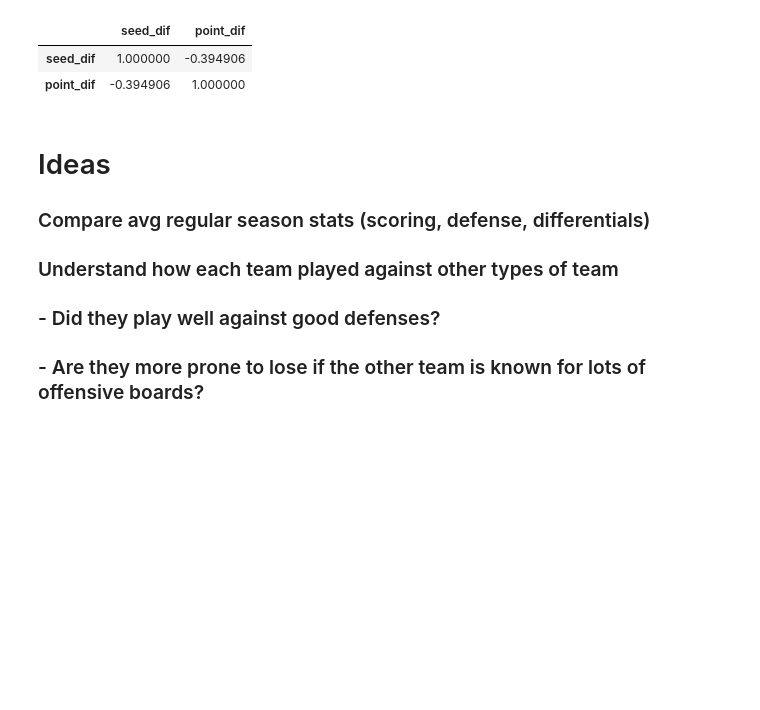
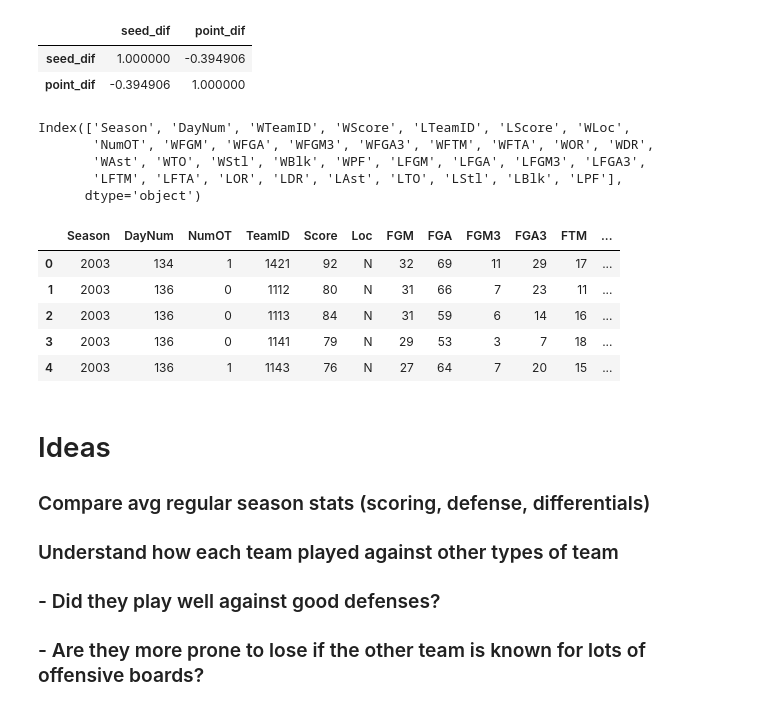
Before and after one commit to logan-heydt/Kaggle_competitions, a Jupyter notebook: March_Machine_Learning_Mania_2026/src/exploration.ipynb, the cells around one changed output. Saved outputs shown, nothing was run; the diff lists cells and outputs as text; code cells hidden in the pictures; blank space fills up the shorter version.

```diff
--- a/March_Machine_Learning_Mania_2026/src/exploration.ipynb
+++ b/March_Machine_Learning_Mania_2026/src/exploration.ipynb
@@ -149,6 +149,52 @@ tourney_results[['seed_dif', 'point_dif']].corr()
 # %%
 tourney_results['fav_seed'] = tourney_results[['Wseed','Lseed']].min(axis=1)
 tourney_results['dog_seed'] = tourney_results[['Wseed','Lseed']].max(axis=1)
+# %%
+M_tourney_results.columns
+# %% [output]
+Index(['Season', 'DayNum', 'WTeamID', 'WScore', 'LTeamID', 'LScore', 'WLoc',
+       'NumOT', 'WFGM', 'WFGA', 'WFGM3', 'WFGA3', 'WFTM', 'WFTA', 'WOR', 'WDR',
+       'WAst', 'WTO', 'WStl', 'WBlk', 'WPF', 'LFGM', 'LFGA', 'LFGM3', 'LFGA3',
+       'LFTM', 'LFTA', 'LOR', 'LDR', 'LAst', 'LTO', 'LStl', 'LBlk', 'LPF'],
+      dtype='object')
+# %%
+# def summarize_season:
+df = M_tourney_results
+overlap_cols = ['Season', 'DayNum', 'NumOT']
+
+winning_teams_cols = overlap_cols + [col for col in df.columns if col.startswith("W")]
+losing_teams_cols = overlap_cols + [col for col in df.columns if col.startswith("L")]
+
+winning_teams = df[winning_teams_cols]
+losing_teams = df[losing_teams_cols]
+
+winning_teams = winning_teams.rename(columns=lambda c: c[1:] if c.startswith("W") else c)
+losing_teams = losing_teams.rename(columns=lambda c: c[1:] if c.startswith("L") else c)
+
+winning_teams['is_win'] = 1
+losing_teams['is_win'] = 0
+
+game_stats = pd.concat([winning_teams, losing_teams], ignore_index=True)
+
+# effiency stats
+game_stats['feild_goal_perc'] = game_stats['FGM'] / game_stats['FGA']
+game_stats['three_point_perc'] = game_stats['FGM3'] / game_stats['FGA3']
+game_stats['free_throw_perc'] = game_stats['FTM'] / game_stats['FTA']
+
+per_quarter_stats = ['Score','OR', 'DR', 'Ast', 'TO', 'Stl', 'Blk', 'WPF']
+
+## convert these per_quarter_stats
+## trying to get season stats to compare how certain teams play against other types of teams
+## break out into early, mid and late season - maybe weigh them differently? maybe not?
+# %%
+game_stats.head()
+# %% [output]
+|  | Season | DayNum | NumOT | TeamID | Score | Loc | FGM | FGA | FGM3 | FGA3 | FTM | ... |
+| 0 | 2003 | 134 | 1 | 1421 | 92 | N | 32 | 69 | 11 | 29 | 17 | ... |
+| 1 | 2003 | 136 | 0 | 1112 | 80 | N | 31 | 66 | 7 | 23 | 11 | ... |
+| 2 | 2003 | 136 | 0 | 1113 | 84 | N | 31 | 59 | 6 | 14 | 16 | ... |
+| 3 | 2003 | 136 | 0 | 1141 | 79 | N | 29 | 53 | 3 | 7 | 18 | ... |
+| 4 | 2003 | 136 | 1 | 1143 | 76 | N | 27 | 64 | 7 | 20 | 15 | ... |
 # %% [markdown]
 # Ideas
 ### Compare avg regular season stats (scoring, defense, differentials)
```
